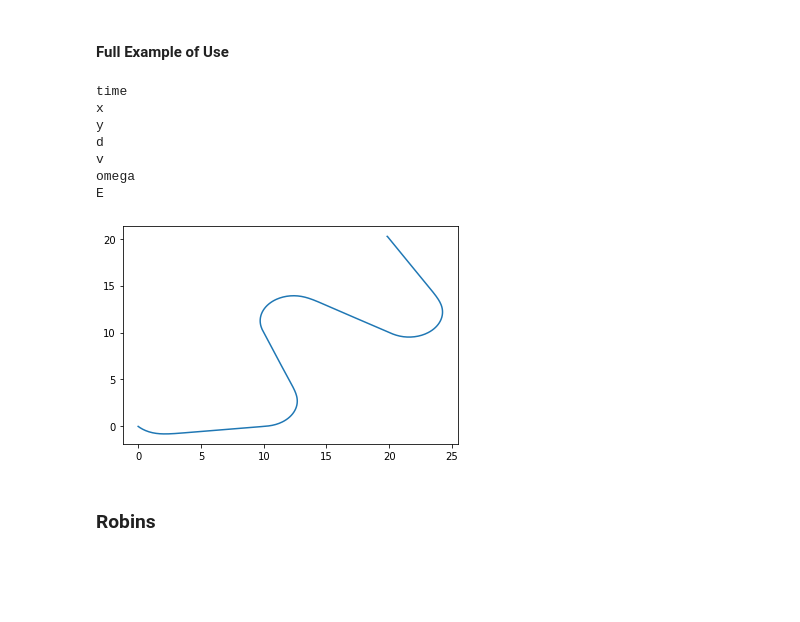
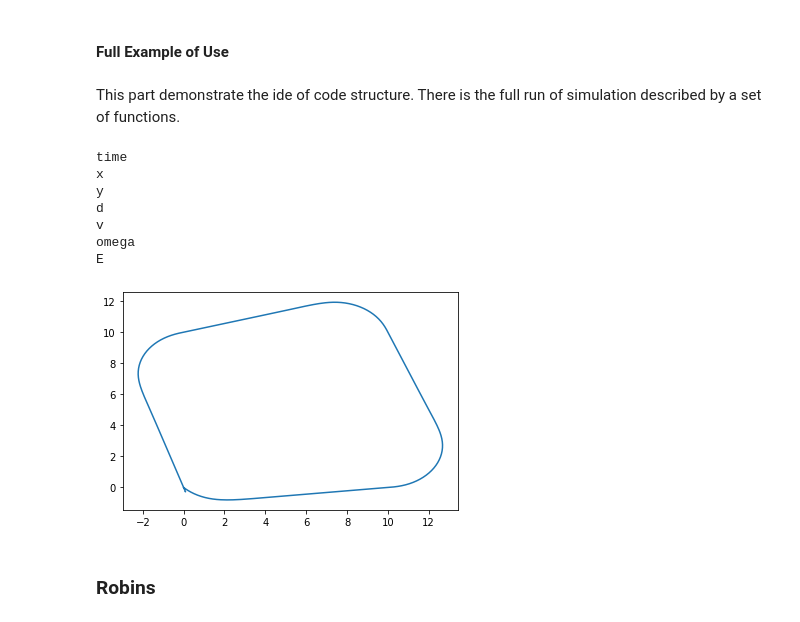
Before and after one commit to vanthuanhvhq/GA_FLC, a Jupyter notebook: Optimization_of_FuzzyLogicController.ipynb, the cells around one changed output. Saved outputs shown, nothing was run; the diff lists cells and outputs as text; code cells hidden in the pictures; blank space fills up the shorter version.

```diff
--- a/Optimization_of_FuzzyLogicController.ipynb
+++ b/Optimization_of_FuzzyLogicController.ipynb
@@ -203,25 +232,7 @@ robot = robotWithDynamic # If you delete / comment this line, only the Kinematic
 # %%
-# selectors are defined for extration of data from results computed by ODE solver
-selectx = lambda item: item['y'][0]       # x position
-selecty = lambda item: item['y'][1]       # y position
-selectt = lambda item: item['time']       # time
-selectv = lambda item: item['dy'][3]      # velocity
-selectomega = lambda item: item['dy'][2]  # omega = theta_dot
-selecte = lambda item: item['TotalEnergy']# total energy
-selects = lambda item: item['y'][3]       # displacement
-selectors = {
-    'time': selectt,
-    'x': selectx,
-    'y': selecty,
-    'd': selects,
-    'v': selectv,
-    'omega': selectomega,
-    'E': selecte}
-
-#          yIndex=0, yIndex=1, yIndex=2, yIndex=3, yIndex=4, yIndex=5, yIndex=6,
 def compute(model, state0, t0 = 0.0, t_bound = 10, max_step = 0.05):
     """
-    This function returns a generator containing the sequence of results.
+    This function returns a generator containing the sequence of resuls.
     In this particular case it will return a sequence of robot states.
     """
     solver = integrate.RK45(fun = model, t0 = t0, y0 = state0, t_bound = t_bound, max_step = max_step)
@@ -229,15 +240,13 @@ def compute(model, state0, t0 = 0.0, t_bound = 10, max_step = 0.05):
     lastEnergy = 0
     totalEnergy = 0
 
-    #names = ['t', 'x', 'y', 'θ', 's', 'θ2', 'IE', "x'", "y'", 'ω', 'v', 'ω2', 'E']
     while True:
         message = solver.step()
-        #currentItem = [solver.t, *solver.y, *model(solver.t, solver.y)]
         currentItem = {'time': solver.t, 'y': solver.y, 'dy': model(solver.t, solver.y)}
-        #t, 'solver.y': x, y, theta, s, theta, intE 'model': x', y', theta', velocity, omega, E
-        #0,             0, 1,   2,   3,   4,     5,          0,  1,   2,        3,      4,    5
+
+        ###################################################
         # Energy calculation / energy sumation
-        currentEnergy = currentItem['dy'][5] #currentNamed['E']
+        currentEnergy = currentItem['dy'][5]
         deltaEnergy = currentEnergy - lastEnergy
 
         if deltaEnergy > 0:
@@ -245,6 +254,7 @@ def compute(model, state0, t0 = 0.0, t_bound = 10, max_step = 0.05):
 
         lastEnergy = currentEnergy
         currentItem['TotalEnergy'] = totalEnergy
+        ###################################################
 
         yield currentItem
         if (not(solver.status == 'running')):
@@ -356,6 +395,8 @@ def createCircleControllerWithGain(gain, omega_ri, vri, lowVelocityLimit, highVe
     return controller
 # %% [markdown]
 #### Full Example of Use
+# %% [markdown]
+This part demonstrate the ide of code structure. There is the full run of simulation described by a set of functions.
 # %%
 def localDemo():
     pathForSimulation = iter([
@@ -364,14 +405,6 @@ def localDemo():
             [10, 10, 0], #X, Y, orientation
             [0, 10, 0], #X, Y, orientation
             [0, 0, 0]
-        ])
-
-    pathForSimulation = iter([
-            [0, 0, 0],  #X, Y, orientation
-            [10, 0, 0], #X, Y, orientation
-            [10, 10, 0], #X, Y, orientation
-            [20, 10, 0], #X, Y, orientation
-            [20, 20, 0]
         ])
 
     robotState0 = {
@@ -402,33 +435,33 @@ def localDemo():
         'highVelocityLimit': 2.0,
         'lowOmegaLimit': -0.75,
         'highOmegaLimit': 0.75
         }
 
     fullRobot = robotModelCreator(createCircleControllerWithGain, pathForSimulation, **controllerParams)
     state1 = fullRobot(0, state0)
     robotStates = solverfunc(fullRobot)
 
     results = {}
     for key, selector in selectors.items():
         print(key)
         results[key] = []
 
     for currentState in robotStates: # readout all states from current moving robot
         for key, selector in selectors.items():
             results[key].append(selector(currentState))
 
     plt.plot(results['x'], results['y'])
 
 if _runDemos:
     localDemo()
 # %% [output]
 time
 x
 y
 d
 v
 omega
 E
-[figure, old version]
+[figure, new version]
 # %% [markdown]
 ### Robins
```
Also changed, not shown: parts of 104 cells of this notebook.
